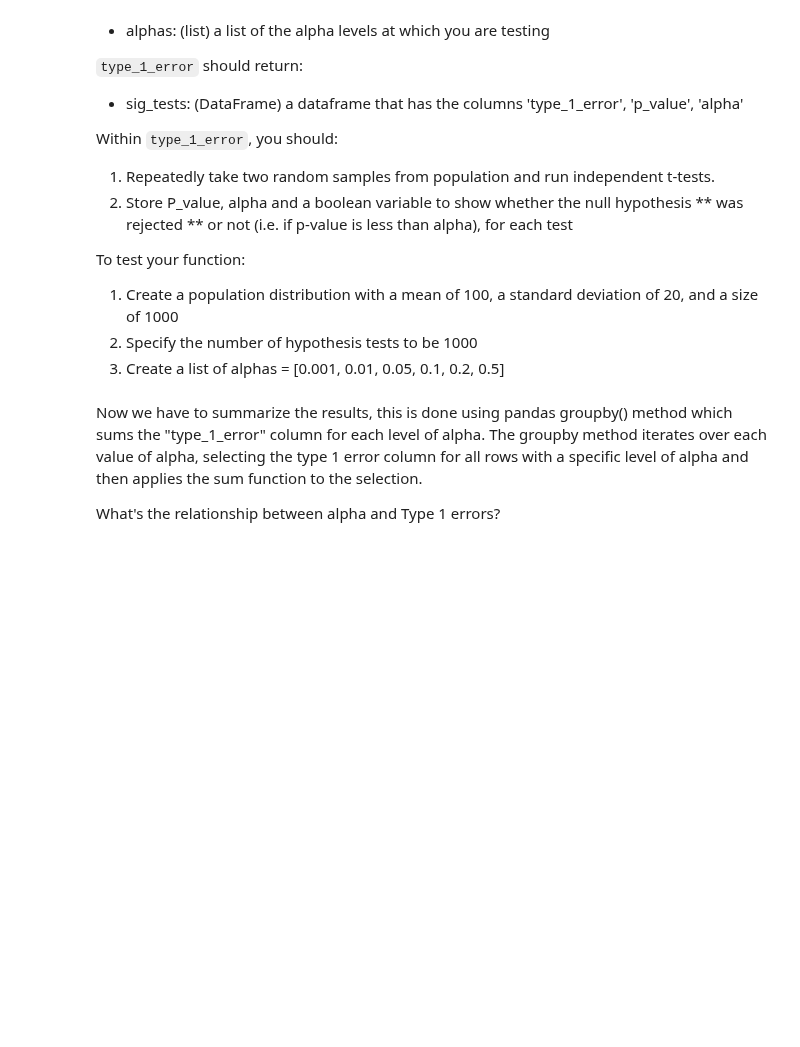
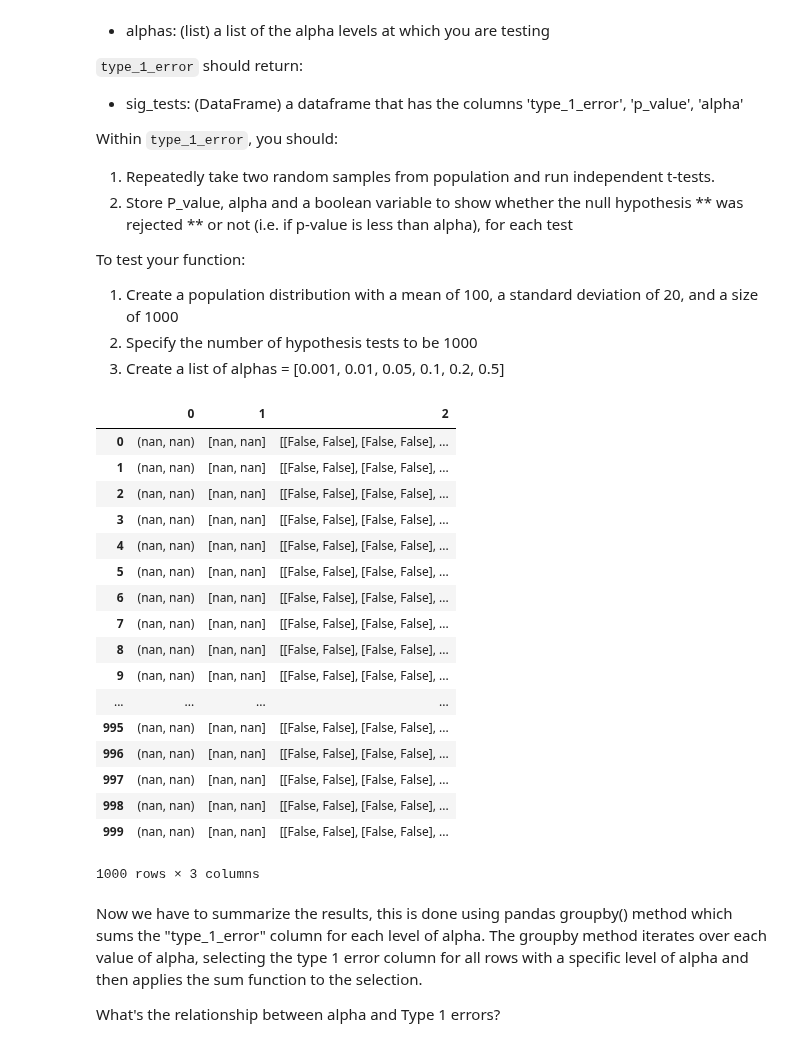
Before and after one commit to ortsed/dsc-type-1-and-2-error-lab-dc-ds-career-042219, a Jupyter notebook: index.ipynb, the cells around one changed output. Cells and saved outputs as stored; diff of their text form; code cells hidden in the pictures; blank space fills up the shorter version.

```diff
--- a/index.ipynb
+++ b/index.ipynb
@@ -124,34 +124,54 @@ import pandas as pd
 import numpy as np
 def type_1_error(population, num_tests, alpha_set):
     rows = []
     for i in range(num_tests):
         sample1 = np.random.choice(population)
         sample2 = np.random.choice(population)
         t_test = stats.ttest_ind(sample1, sample2)
         p = stats.norm.ppf(t_test)
         alphas = [p<alpha for alpha in alpha_set]
 
         row = [t_test] + [p] + [alphas]
         rows.append(row)
     return pd.DataFrame(rows)
 
     """
     Parameters
     ----------
     population: ndarray
         A random normal distribution
     num_tests: int
         The number of hypothesis tests to be computed
     alpha_set: list
         List of alpha levels
 
     Returns
     ----------
     sig_tests : DataFrame
         A dataframe containing the columns 'type_2_error', 'p_value', and 'alpha'
     """
 pop = np.random.normal(100, 20, 1000)
-type_1_error(pop, 1000, )
+alphas =  [0.001, 0.01, 0.05, 0.1, 0.2, 0.5]
+type_1_error(pop, 1000, alphas)
+# %% [output]
+|  | 0 | 1 | 2 |
+| 0 | (nan, nan) | [nan, nan] | [[False, False], [False, False], ... |
+| 1 | (nan, nan) | [nan, nan] | [[False, False], [False, False], ... |
+| 2 | (nan, nan) | [nan, nan] | [[False, False], [False, False], ... |
+| 3 | (nan, nan) | [nan, nan] | [[False, False], [False, False], ... |
+| 4 | (nan, nan) | [nan, nan] | [[False, False], [False, False], ... |
+| 5 | (nan, nan) | [nan, nan] | [[False, False], [False, False], ... |
+| 6 | (nan, nan) | [nan, nan] | [[False, False], [False, False], ... |
+| 7 | (nan, nan) | [nan, nan] | [[False, False], [False, False], ... |
+| 8 | (nan, nan) | [nan, nan] | [[False, False], [False, False], ... |
+| 9 | (nan, nan) | [nan, nan] | [[False, False], [False, False], ... |
+| ... | ... | ... | ... |
+| 995 | (nan, nan) | [nan, nan] | [[False, False], [False, False], ... |
+| 996 | (nan, nan) | [nan, nan] | [[False, False], [False, False], ... |
+| 997 | (nan, nan) | [nan, nan] | [[False, False], [False, False], ... |
+| 998 | (nan, nan) | [nan, nan] | [[False, False], [False, False], ... |
+| 999 | (nan, nan) | [nan, nan] | [[False, False], [False, False], ... |
+1000 rows × 3 columns
 # %% [markdown]
 Now we have to summarize the results, this is done using pandas groupby() method which sums the "type_1_error" column for each level of alpha. The groupby method iterates over each value of alpha, selecting the type 1 error column for all rows with a specific level of alpha and then applies the sum function to the selection.
 
```
